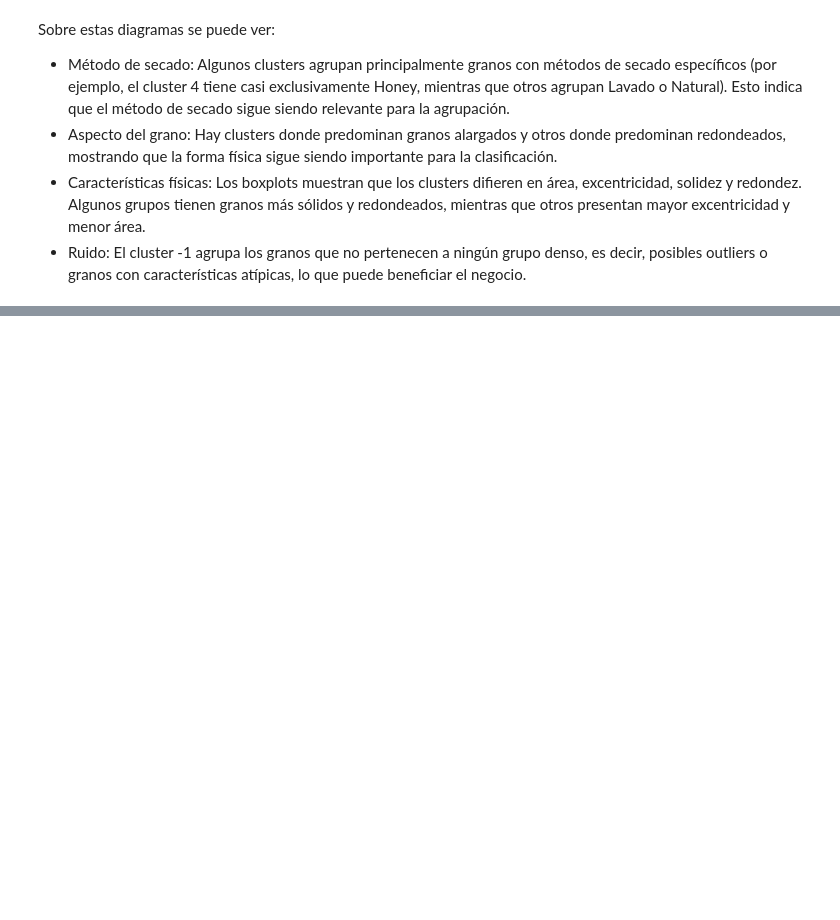
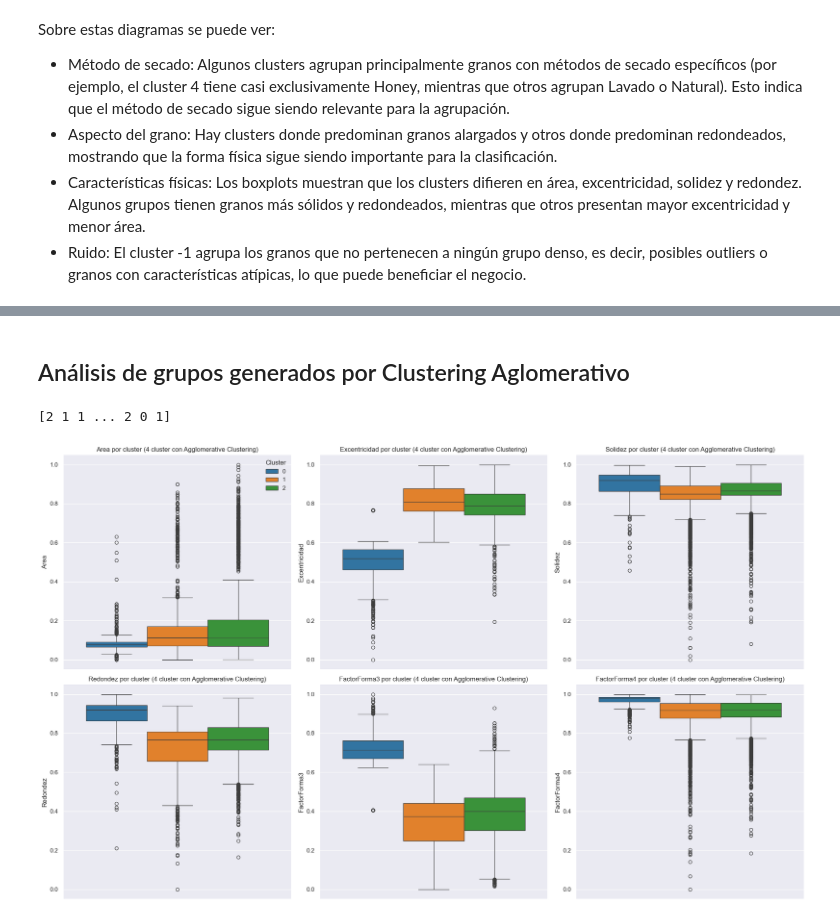
Before and after one commit to BILabsAndProjects/Lab2-Senecafe, a Jupyter notebook: Laboratorio2.ipynb, the cells around one changed output, grey strips where cells are left out. Cells and saved outputs as stored; diff of their text form; code cells hidden in the pictures; blank space fills up the shorter version.

```diff
--- a/Laboratorio2.ipynb
+++ b/Laboratorio2.ipynb
@@ -1074,0 +1277,35 @@ Sobre estas diagramas se puede ver:
+# %% [markdown]
+## Análisis de grupos generados por Clustering Aglomerativo
+# %%
+aggl_model = AgglomerativeClustering(n_clusters=3)
+
+labels = aggl_model.fit_predict(X)
+print(labels)
+# %% [output]
+[2 1 1 ... 2 0 1]
+# %%
+df_aggl = X.copy()
+df_aggl["Cluster"] = labels
+# %%
+fig, axes = plt.subplots(2, 3, figsize=(20, 12))
+axes = axes.flatten()
+
+variables = [
+    "Area",
+    "Excentricidad",
+    "Solidez",
+    "Redondez",
+    "FactorForma3",
+    "FactorForma4",
+]
+
+for i, var in enumerate(variables):
+    sns.boxplot(y=var, data=df_aggl, ax=axes[i], hue="Cluster", palette="tab10")
+    axes[i].set_title(f"{var} por cluster (4 cluster con Agglomerative Clustering)")
+    if i > 0:
+        axes[i].get_legend().remove()
+
+plt.tight_layout()
+plt.show()
+# %% [output]
+[figure, added]
```
Also changed, not shown: parts of 54 cells of this notebook, 1 other file.
